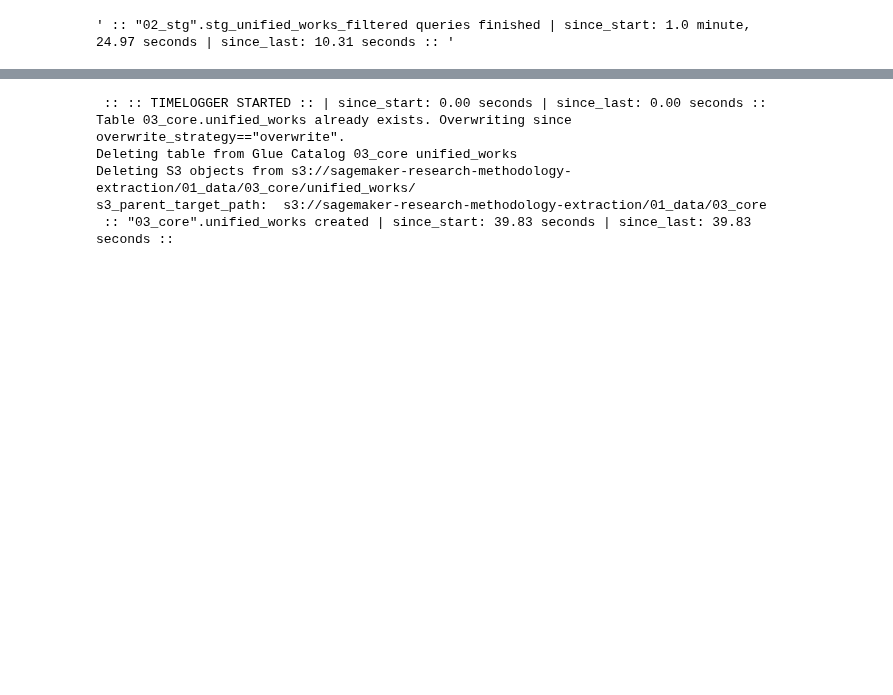
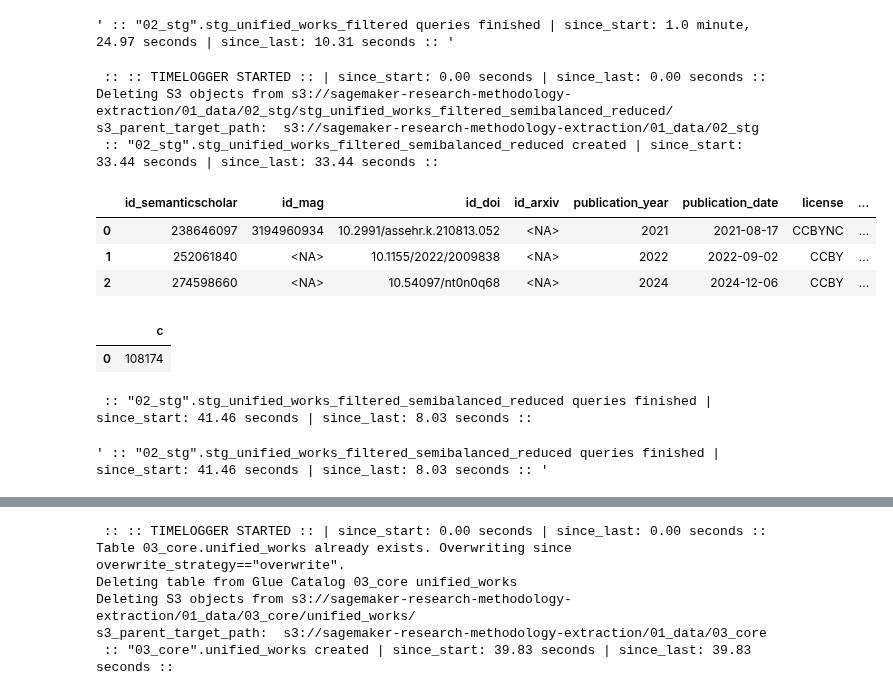
Before and after one commit to ka-steve/sagemaker_research_classification, a Jupyter notebook: src/04_transformation/04_01_transformation_control.ipynb, the cells around one changed output, grey strips where cells are left out. Drawn from its saved outputs; the diff is of its cells as text; code cells hidden in the pictures; blank space fills up the shorter version.

```diff
--- a/src/04_transformation/04_01_transformation_control.ipynb
+++ b/src/04_transformation/04_01_transformation_control.ipynb
@@ -461,3 +456,31 @@ s3_parent_target_path:  s3://sagemaker-research-methodology-extraction/01_data/0
 | 0 | 388735 |
  :: "02_stg".stg_unified_works_filtered queries finished | since_start: 1.0 minute, 24.97 seconds | since_last: 10.31 seconds ::
 ' :: "02_stg".stg_unified_works_filtered queries finished | since_start: 1.0 minute, 24.97 seconds | since_last: 10.31 seconds :: '
+# %%
+table_name = 'stg_unified_works_filtered_semibalanced_reduced'
+timelogger = utils.TimeLogger()
+utils.create_table_from_sql_file(
+    database_name = '02_stg',
+    table_name = table_name,
+    overwrite_strategy='overwrite', # options: fail, overwrite, ignore
+    wait=True,
+)
+timelogger.log(f'"02_stg".{table_name} created')
+
+utils.pd_set_options(cols=300)
+display(wr.athena.read_sql_query(f"""SELECT * FROM "02_stg".{table_name} LIMIT 3 """, '02_stg'))
+display(wr.athena.read_sql_query(f"""SELECT COUNT(*) AS c FROM "02_stg".{table_name} """, '02_stg'))
+timelogger.log(f'"02_stg".{table_name} queries finished')
+# %% [output]
+ :: :: TIMELOGGER STARTED :: | since_start: 0.00 seconds | since_last: 0.00 seconds ::
+Deleting S3 objects from s3://sagemaker-research-methodology-extraction/01_data/02_stg/stg_unified_works_filtered_semibalanced_reduced/
+s3_parent_target_path:  s3://sagemaker-research-methodology-extraction/01_data/02_stg
+ :: "02_stg".stg_unified_works_filtered_semibalanced_reduced created | since_start: 33.44 seconds | since_last: 33.44 seconds ::
+|  | id_semanticscholar | id_mag | id_doi | id_arxiv | publication_year | publication_date | license | ... |
+| 0 | 238646097 | 3194960934 | 10.2991/assehr.k.210813.052 | <NA> | 2021 | 2021-08-17 | CCBYNC | ... |
+| 1 | 252061840 | <NA> | 10.1155/2022/2009838 | <NA> | 2022 | 2022-09-02 | CCBY | ... |
+| 2 | 274598660 | <NA> | 10.54097/nt0n0q68 | <NA> | 2024 | 2024-12-06 | CCBY | ... |
+|  | c |
+| 0 | 108174 |
+ :: "02_stg".stg_unified_works_filtered_semibalanced_reduced queries finished | since_start: 41.46 seconds | since_last: 8.03 seconds ::
+' :: "02_stg".stg_unified_works_filtered_semibalanced_reduced queries finished | since_start: 41.46 seconds | since_last: 8.03 seconds :: '
```
Also changed, not shown: parts of 8 cells of this notebook, 20 other files.
